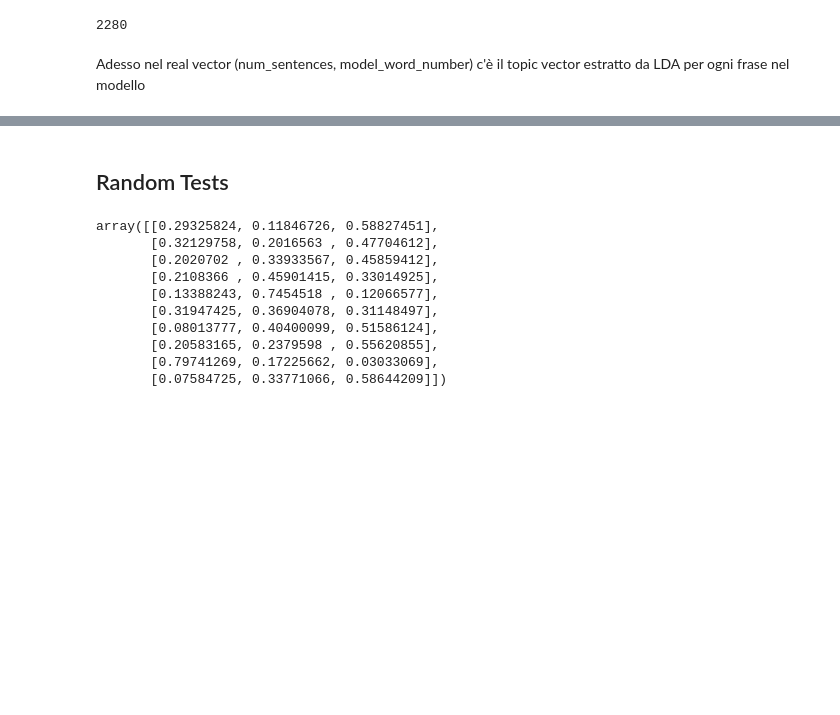
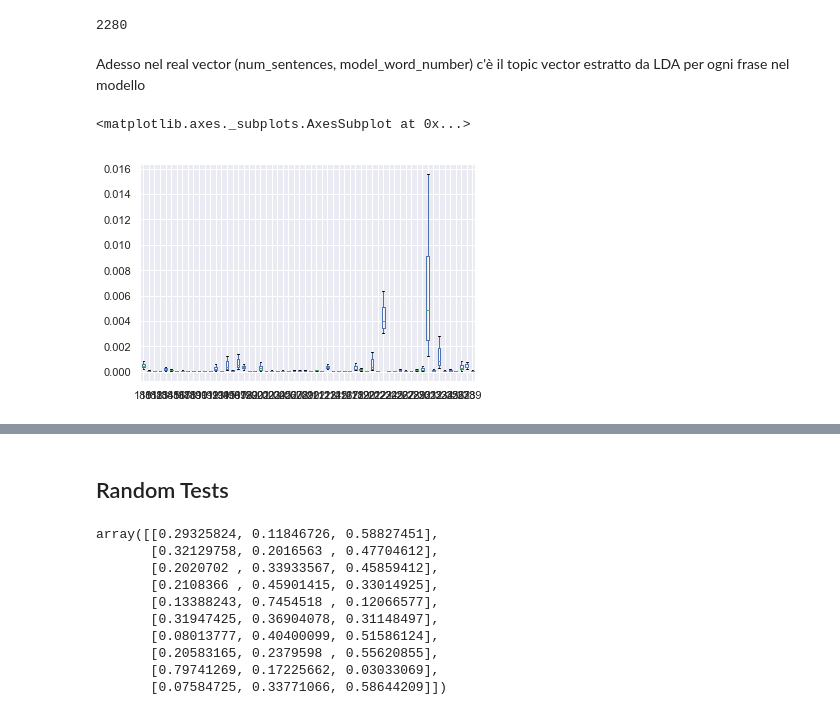
Before and after one commit to federicoBetti/RelGAN, a Jupyter notebook: src/topic_modelling/lda_tests.ipynb, the cells around one changed output, grey strips where cells are left out. Cells and saved outputs as stored; diff of their text form; code cells hidden in the pictures; blank space fills up the shorter version.

```diff
--- a/src/topic_modelling/lda_tests.ipynb
+++ b/src/topic_modelling/lda_tests.ipynb
@@ -149,17 +190,17 @@ from src.path_resolution import resources_path
 from src.utils.text_process import text_precess
 dataset = "image_coco"
 data_file = resources_path("data", '{}.txt'.format(dataset))
-seq_len, vocab_size, index_word_dict = text_precess(data_file)
+seq_len, vocab_size, word_index_dict, index_word_dict = text_precess(data_file)
 # %%
 lda_word_index_dict = lda.dictionary.token2id
 model_index_word_dict = {v: k for k, v in word_index_dict.items()}
 lda_index_word_dict = lda.dictionary.id2token
 model_word_index_dict = word_index_dict
 # %%
-texts = [str(lemmatize(word, min_length=2)).split('/')[0].split("b\'")[-1] for word in model_word_index_dict.keys()]
-for x in model_keys_stemmed:
-    if x.startswith("cucu"):
-        print(x)
+from nltk.stem import WordNetLemmatizer
+lemmatizer = WordNetLemmatizer()
+texts = [lemmatizer.lemmatize(w, get_wordnet_pos(w)) for w in model_word_index_dict.keys()]
+
 def get_model_index(lda_index):
     word = lda_index_word_dict[lda_index]
     #print("{} is word {}".format(lda_index, word))
@@ -170,5 +211,4 @@ def get_model_index(lda_index):
 
 real_vector = np.zeros((topic_sentences.shape[0], len(model_index_word_dict)))
 inverse_indexes = [get_model_index(i) for i in range(len(lda_index_word_dict))]
-print(inverse_indexes)
 # %% [output]
@@ -193,3 +253,19 @@ for ind, invere_index in enumerate(inverse_indexes):
         real_vector[:, invere_index] = topic_sentences[:, ind]
 # %% [markdown]
 Adesso nel real vector (num_sentences, model_word_number) c'è il topic vector estratto da LDA per ogni frase nel modello
+# %%
+real_vector_without_zeros = real_vector[~(real_vector==0)].reshape(10000, -1)
+# %%
+df_real_vector = pd.DataFrame(data=real_vector_without_zeros,    # values
+                    index=range(real_vector_without_zeros.shape[0]),    # 1st column as index
+                    columns=range(real_vector_without_zeros.shape[1]))
+# %%
+import seaborn as sns; sns.set()
+import matplotlib.pyplot as plt
+#x = range(real_vector_without_zeros.shape[1])
+i= 3
+df_real_vector[df_real_vector.columns[60*i:(i+1)*60]].boxplot()
+#ax = sns.lineplot(x="words", y="% of word in topic distrib", data=df_real_vector)
+# %% [output]
+<matplotlib.axes._subplots.AxesSubplot at 0x...>
+[figure, added]
```
Also changed, not shown: parts of 20 cells of this notebook, 9 other files.
